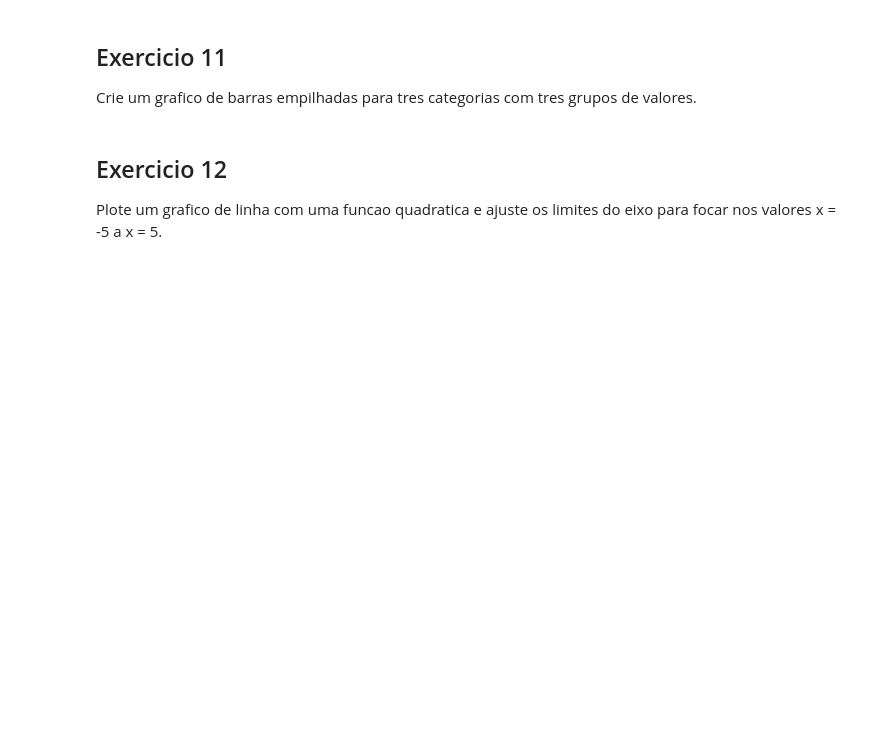
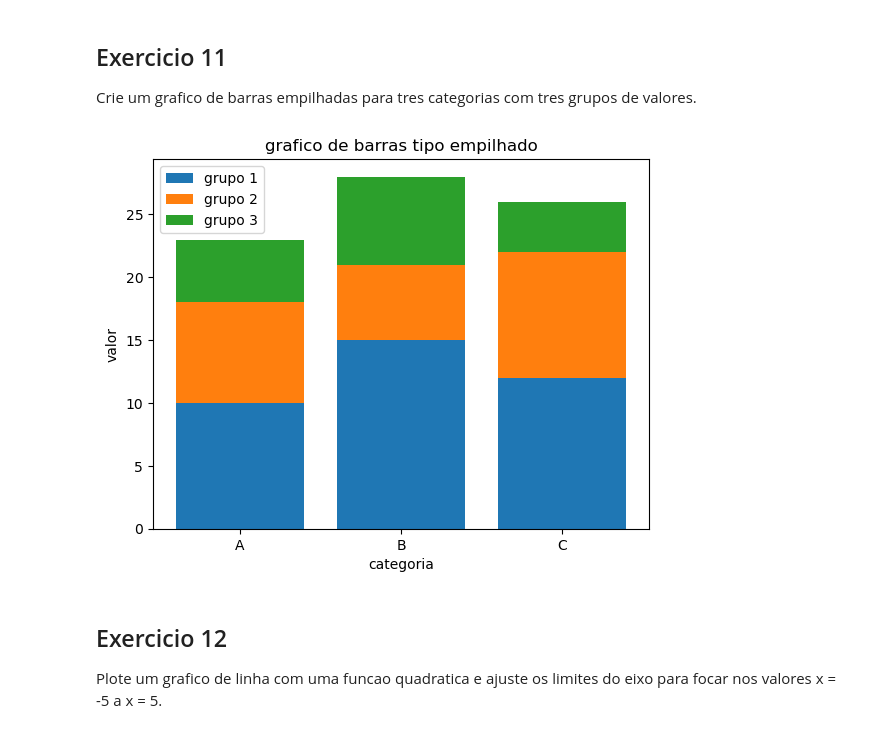
Before and after one commit to pecosta23/IaUmcFabiano, a Jupyter notebook: Exercicios_LibsPython_PedroCosta_06C.ipynb, the cells around one changed output. Saved outputs shown, nothing was run; the diff lists cells and outputs as text; code cells hidden in the pictures; blank space fills up the shorter version.

```diff
--- a/Exercicios_LibsPython_PedroCosta_06C.ipynb
+++ b/Exercicios_LibsPython_PedroCosta_06C.ipynb
@@ -1310,6 +1330,38 @@ Plote tres graficos de linha em um unico grafico, cada um com uma cor e estilo d
 ## Exercicio 11
 
 Crie um grafico de barras empilhadas para tres categorias com tres grupos de valores.
+# %%
+categorias = ["A", "B", "C"]
+
+grupo1 = [10, 15, 12]
+grupo2 = [8, 6, 10]
+grupo3 = [5, 7, 4]
+
+plt.bar(categorias, grupo1, label="grupo 1")
+
+plt.bar(
+    categorias,
+    grupo2,
+    bottom=grupo1,
+    label="grupo 2"
+)
+
+plt.bar(
+    categorias,
+    grupo3,
+    bottom=np.array(grupo1) + np.array(grupo2),
+    label="grupo 3"
+)
+
+plt.title("grafico de barras tipo empilhado")
+plt.xlabel("categoria")
+plt.ylabel("valor")
+
+plt.legend()
+
+plt.show()
+# %% [output]
+[figure, added]
 # %% [markdown]
 ## Exercicio 12
 
```
Also changed, not shown: parts of 8 cells of this notebook, 3 other files.
